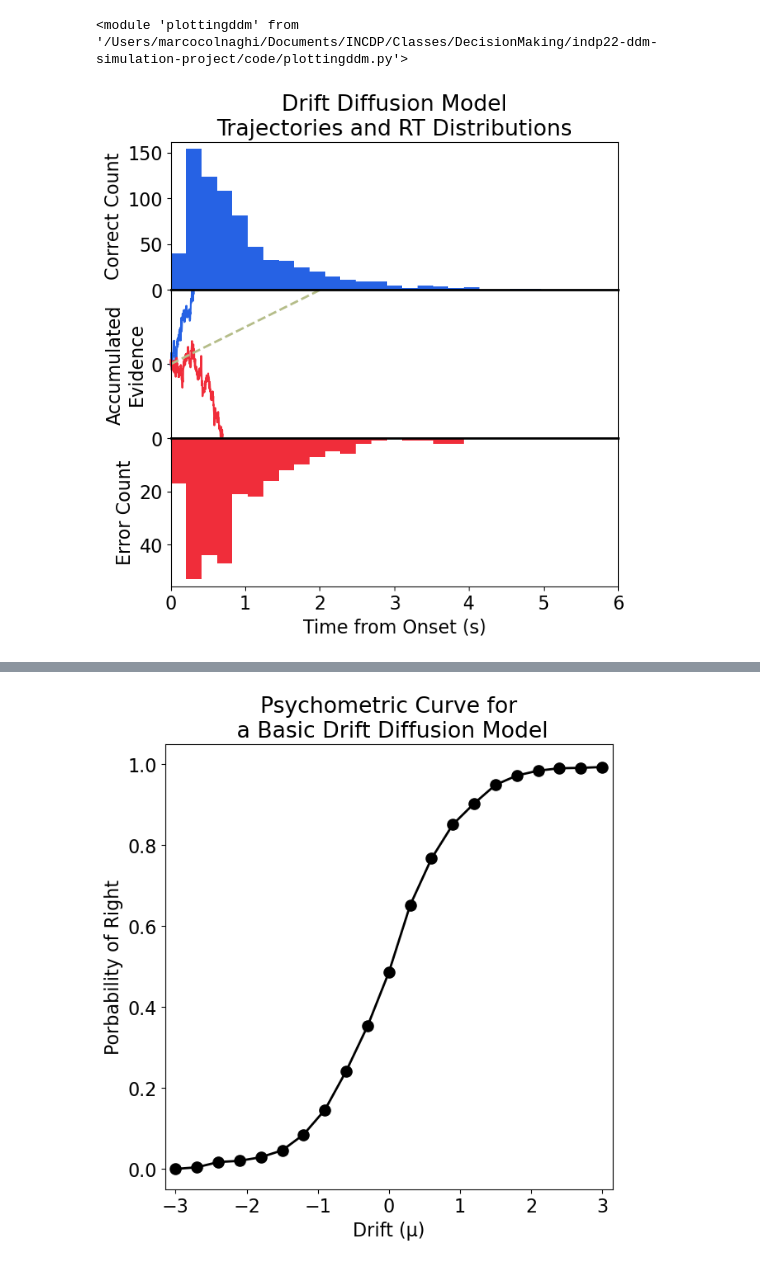
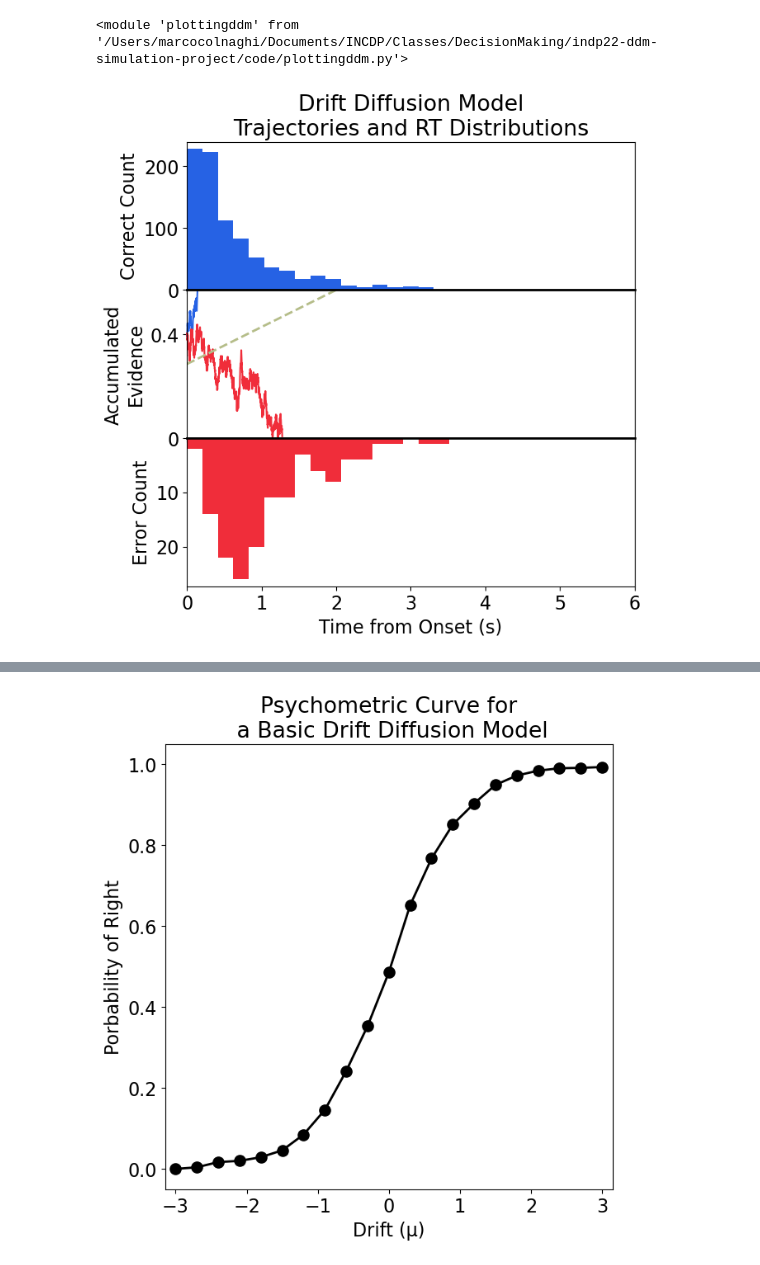
Before and after one commit to I-Pica/indp22-ddm-simulation-project, a Jupyter notebook: code/marco-sim-ddm.ipynb, the cells around one changed output, grey strips where cells are left out. Drawn from its saved outputs; the diff is of its cells as text; code cells hidden in the pictures.

```diff
--- a/code/marco-sim-ddm.ipynb
+++ b/code/marco-sim-ddm.ipynb
@@ -41,7 +41,11 @@ importlib.reload(pddm)
 <module 'plottingddm' from '/Users/marcocolnaghi/Documents/INCDP/Classes/DecisionMaking/indp22-ddm-simulation-project/code/plottingddm.py'>
 # %%
 # Properties for Plots
-bins = np.linspace(0, 6, 30)
+
+# Set this Parameter to true if you want to save figures
+saveFig = False
+expDPI = 900
+
 colors = ['#2662E4', '#F02D3A']   # colors for correct/incorrect
 colorsfordistributions = ['#49BCCE', '#000000','#F187DE']
 colorgradient = ['#49BCCE', '#1396AB', '#000000', '#B664A7', '#F187DE'] # colors for manipulation plots
@@ -58,9 +62,9 @@ seed = 2
 # %%
-# Basic Experiment - no opto.
+# Single Simulation - Basic Experiment - no opto -
 
 mu = 0.5 # drift
 theta = 1 # bound
-z = 0 # starting point
+z = 0.4 # starting point
 sigma = 1 # noise std
 
 # Define simulation parameters
@@ -80,9 +84,17 @@ dsFactor = 1
 ds_traj, ds_t = downsampleTraj(traj, t, dsFactor)
 # %%
 # Plot Trajectories with RT histograms
+# Calculate Hits and Miss Trials
 hits, errs = ddm.calc_hits_errs(S, mu)
-fig = pddm.plot_trajectories_and_RT(S, hits, errs, ds_traj, mu, ds_t, bins, colors)
-fig.savefig('RTandSingleTraj.png', format='png', dpi= 900)
+
+# Set BinSize for RT Histogram
+binsRT = np.linspace(0, 6, 30)
+
+# Plot figure
+fig = pddm.plot_trajectories_and_RT(S, hits, errs, ds_traj, mu, ds_t, z, binsRT, colors, export=saveFig)
+
+if saveFig:
+    fig.savefig('RTandSingleTraj.png', format='png', dpi= expDPI)
 # %% [output]
-[figure, old version]
+[figure, new version]
 # %%
```
Also changed, not shown: parts of 14 cells of this notebook, 1 other file.
